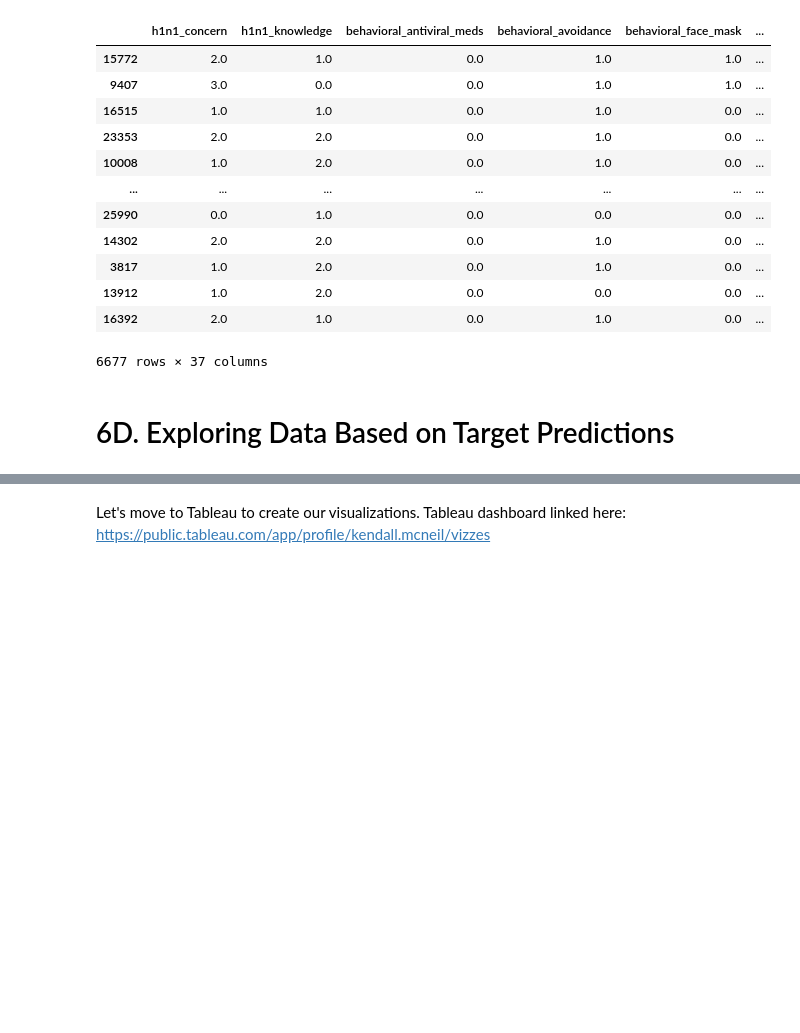
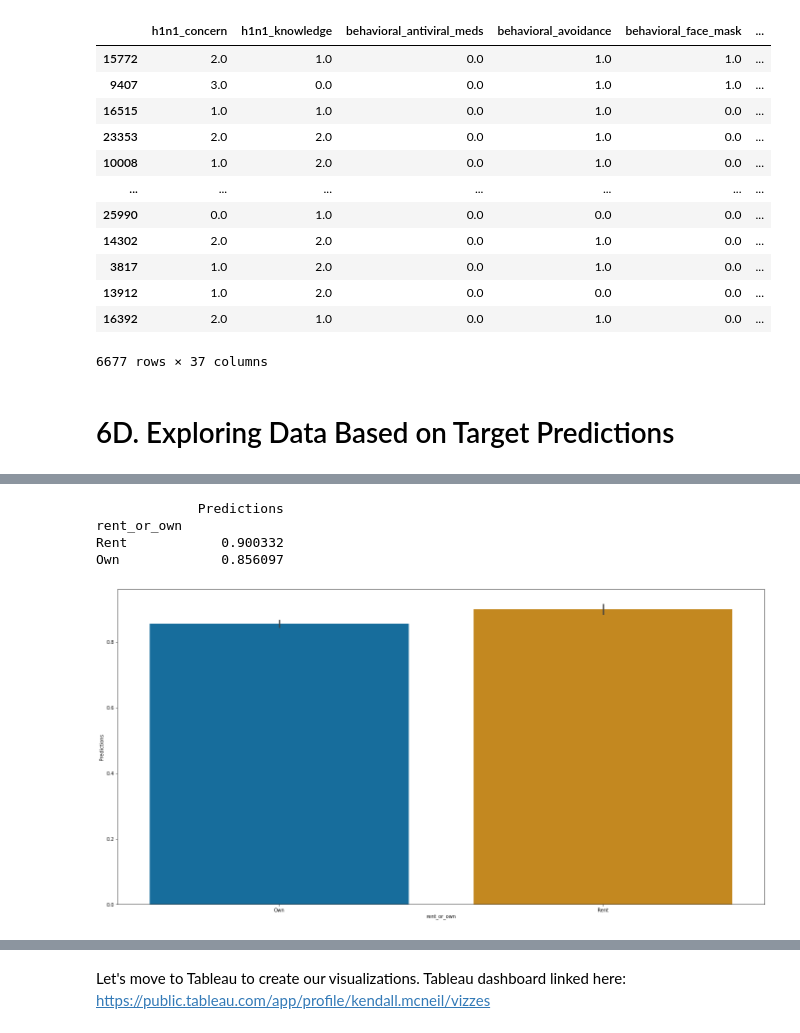
Before and after one commit to kmcneil901/H1N1-Vaccines, a Jupyter notebook: H1N1 Vaccine .ipynb, the cells around one changed output, grey strips where cells are left out. Drawn from its saved outputs; the diff is of its cells as text; code cells hidden in the pictures; blank space fills up the shorter version.

```diff
--- a/H1N1 Vaccine .ipynb
+++ b/H1N1 Vaccine .ipynb
@@ -1107,0 +940,8 @@ X_preds.to_csv('h1n1vaccines.csv')
+# %%
+explore('rent_or_own')
+# %% [output]
+             Predictions
+rent_or_own
+Rent            0.900332
+Own             0.856097
+[figure, added]
```
Also changed, not shown: parts of 58 cells of this notebook.
